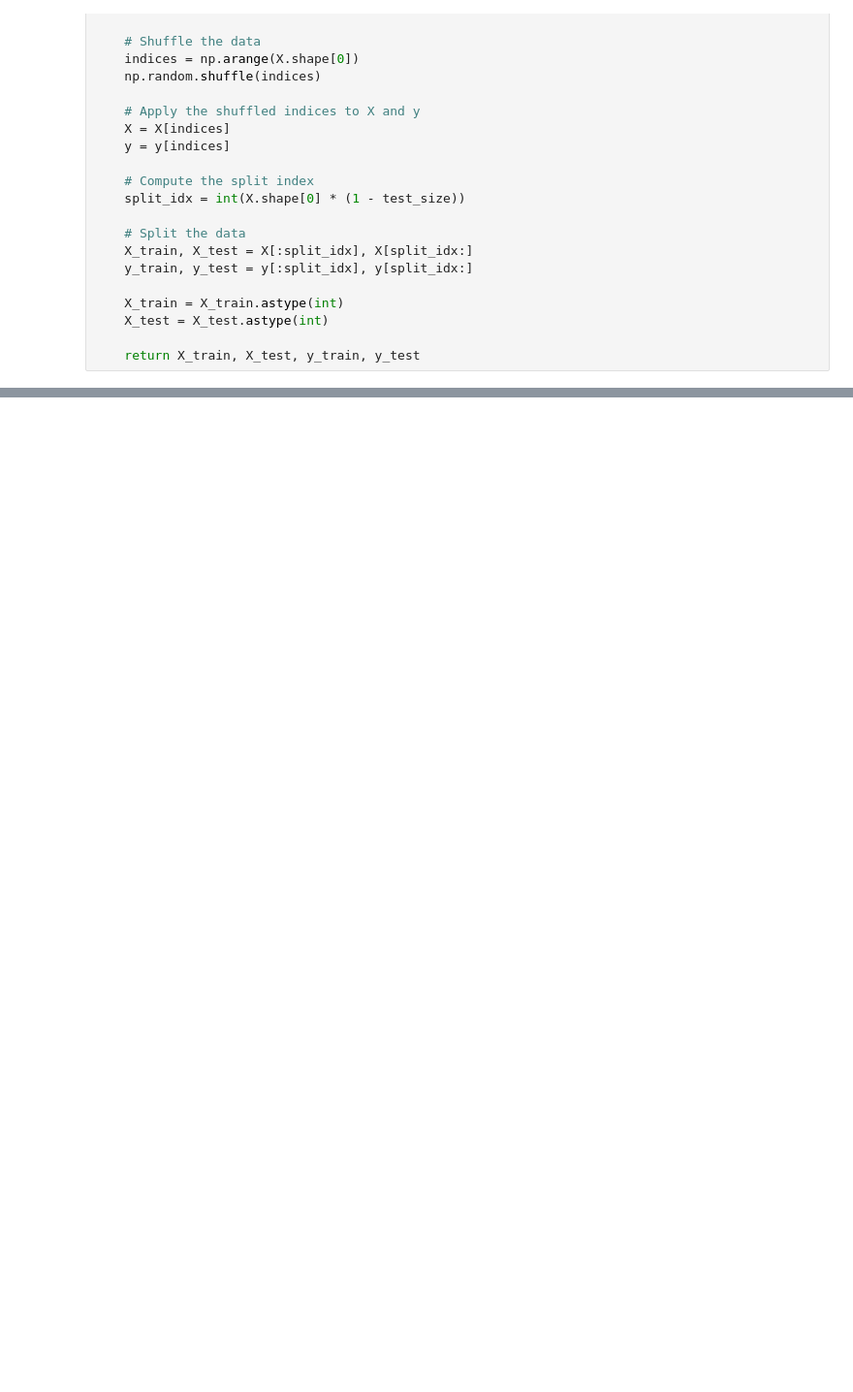
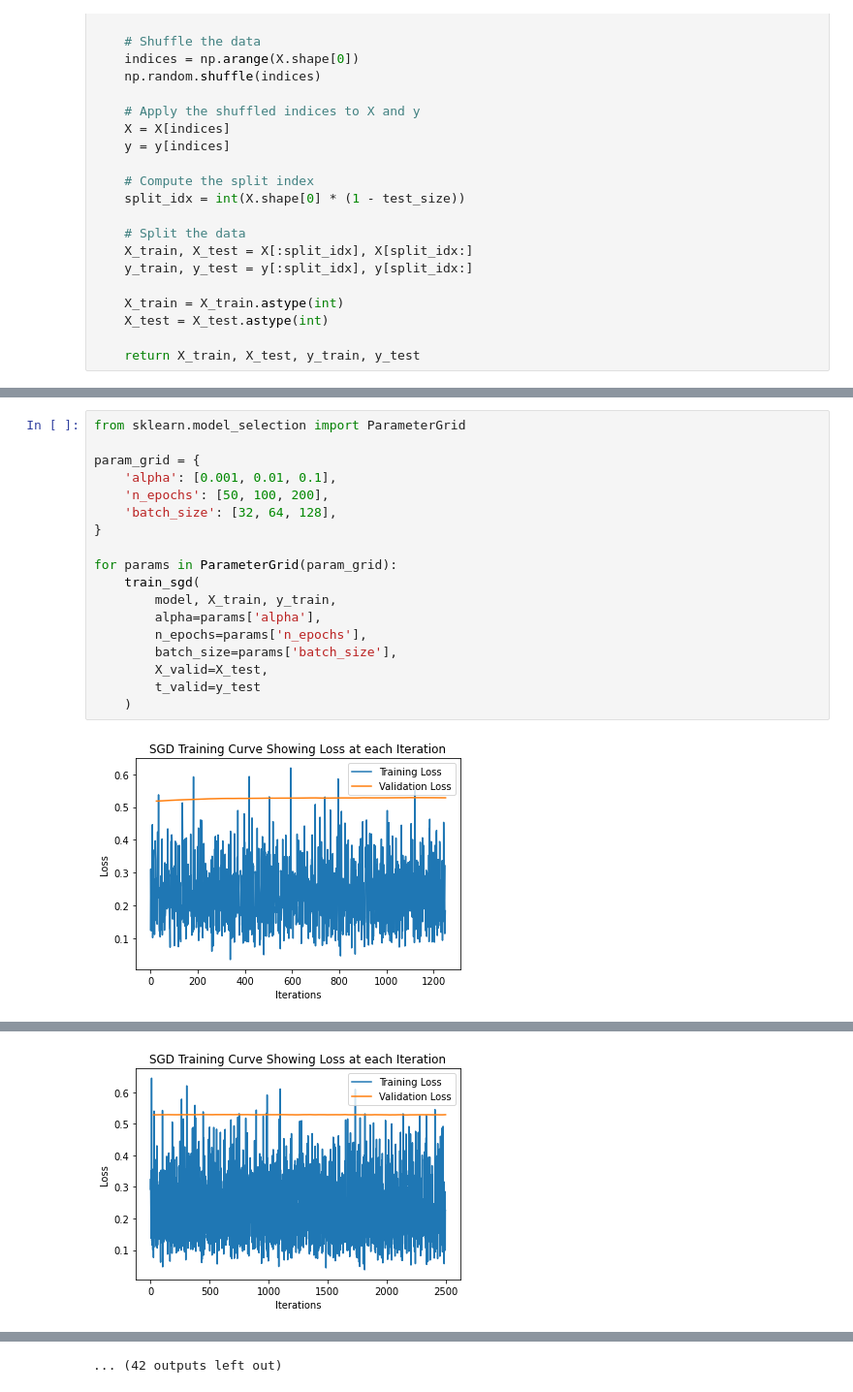
Before and after one commit to linajin03/csc311-food-pediction, a Jupyter notebook: models/neuralnetwork.ipynb, the cells around one changed output, grey strips where cells are left out. Shown: that part at 97% size. Saved outputs shown, nothing was run; the diff lists cells and outputs as text; blank space fills up the shorter version.

```diff
--- a/models/neuralnetwork.ipynb
+++ b/models/neuralnetwork.ipynb
@@ -532,0 +710,20 @@ Final Validation Loss: (900, 0.5853373276942396)
+# %%
+from sklearn.model_selection import ParameterGrid
+
+param_grid = {
+    'alpha': [0.001, 0.01, 0.1],
+    'n_epochs': [50, 100, 200],
+    'batch_size': [32, 64, 128],
+}
+
+for params in ParameterGrid(param_grid):
+    train_sgd(
+        model, X_train, y_train,
+        alpha=params['alpha'],
+        n_epochs=params['n_epochs'],
+        batch_size=params['batch_size'],
+        X_valid=X_test,
+        t_valid=y_test
+    )
+# %% [output]
+[figure, added]
@@ -532,0 +732 @@ Final Validation Loss: (900, 0.5853373276942396)
+[figure, added]
@@ -532,0 +747 @@ Final Validation Loss: (900, 0.5853373276942396)
+... (42 outputs left out)
```
Also changed, not shown: parts of 6 cells of this notebook.
